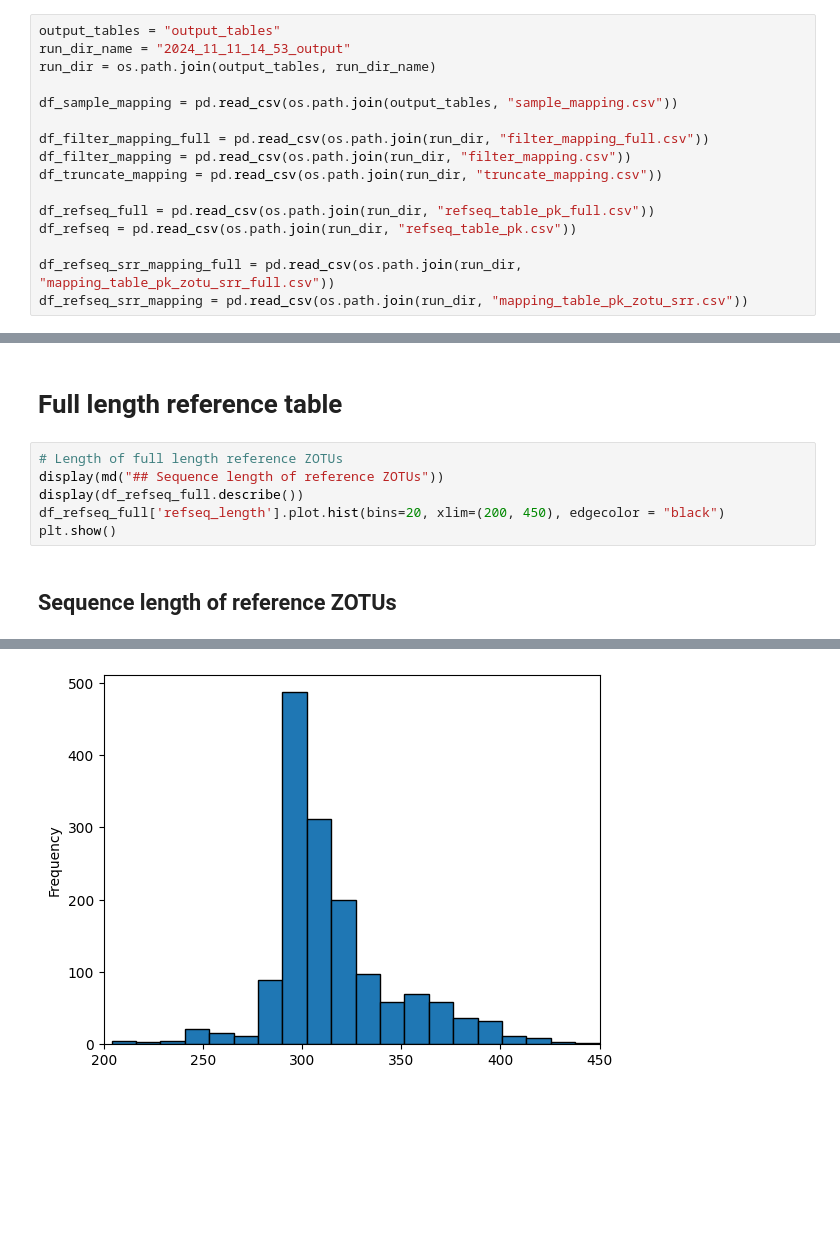
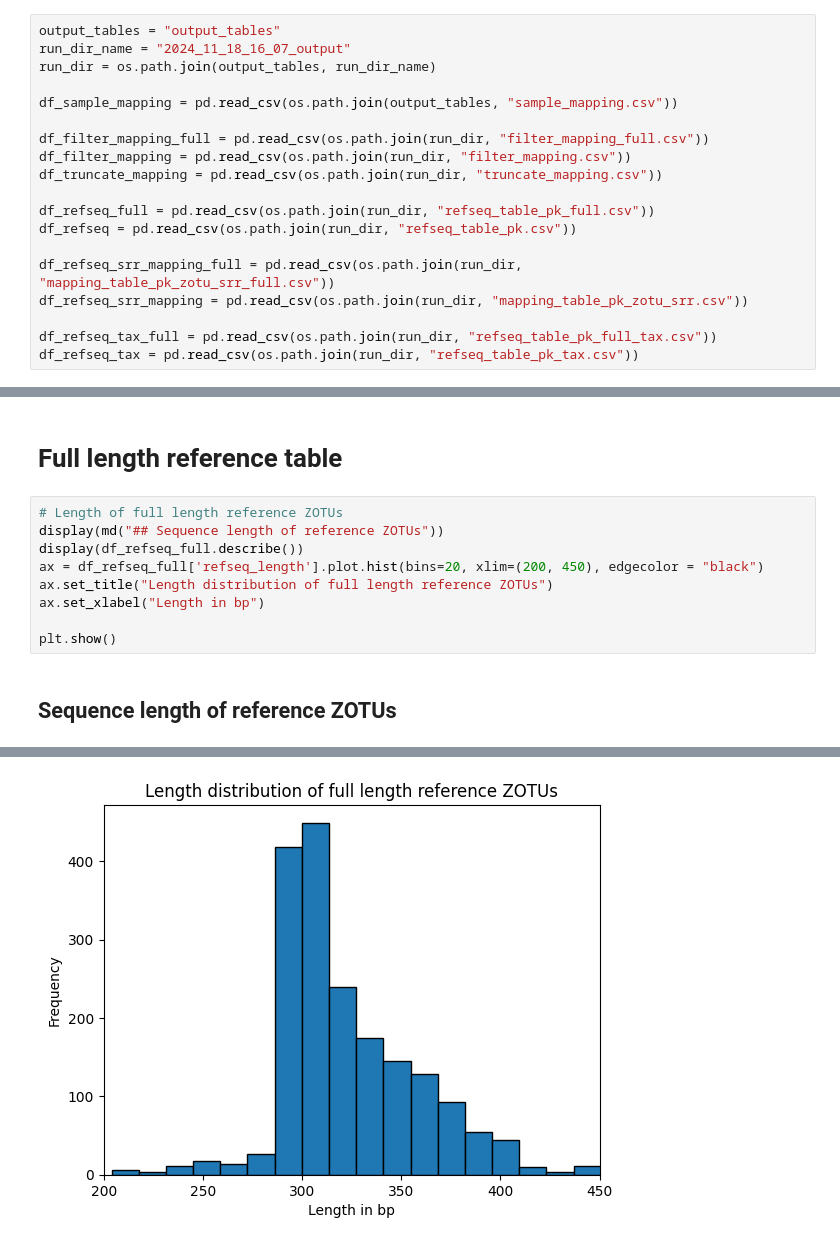
Before and after one commit to SethGG/mycodiversity-arise, a Jupyter notebook: 7_data_analysis.ipynb, the cells around one changed output, grey strips where cells are left out. Saved outputs shown, nothing was run; the diff lists cells and outputs as text; blank space fills up the shorter version.

```diff
--- a/7_data_analysis.ipynb
+++ b/7_data_analysis.ipynb
@@ -7,7 +7,7 @@ import os
 from IPython.display import Markdown as md
 # %%
 output_tables = "output_tables"
-run_dir_name = "2024_11_11_14_53_output"
+run_dir_name = "2024_11_18_16_07_output"
 run_dir = os.path.join(output_tables, run_dir_name)
 
 df_sample_mapping = pd.read_csv(os.path.join(output_tables, "sample_mapping.csv"))
@@ -21,3 +21,6 @@ df_refseq = pd.read_csv(os.path.join(run_dir, "refseq_table_pk.csv"))
 
 df_refseq_srr_mapping_full = pd.read_csv(os.path.join(run_dir, "mapping_table_pk_zotu_srr_full.csv"))
 df_refseq_srr_mapping = pd.read_csv(os.path.join(run_dir, "mapping_table_pk_zotu_srr.csv"))
+
+df_refseq_tax_full = pd.read_csv(os.path.join(run_dir, "refseq_table_pk_full_tax.csv"))
+df_refseq_tax = pd.read_csv(os.path.join(run_dir, "refseq_table_pk_tax.csv"))
@@ -324,7 +450,10 @@ display(df_new_trunc_refseq[df_new_trunc_refseq["_merge"] ==  "left_only"].shape
 # Length of full length reference ZOTUs
 display(md("## Sequence length of reference ZOTUs"))
 display(df_refseq_full.describe())
-df_refseq_full['refseq_length'].plot.hist(bins=20, xlim=(200, 450), edgecolor = "black")
+ax = df_refseq_full['refseq_length'].plot.hist(bins=20, xlim=(200, 450), edgecolor = "black")
+ax.set_title("Length distribution of full length reference ZOTUs")
+ax.set_xlabel("Length in bp")
+
 plt.show()
 # %% [output]
 ## Sequence length of reference ZOTUs
@@ -340 +469 @@ plt.show()
-[figure, old version]
+[figure, new version]
```
Also changed, not shown: parts of 16 cells of this notebook, 2 other files.
